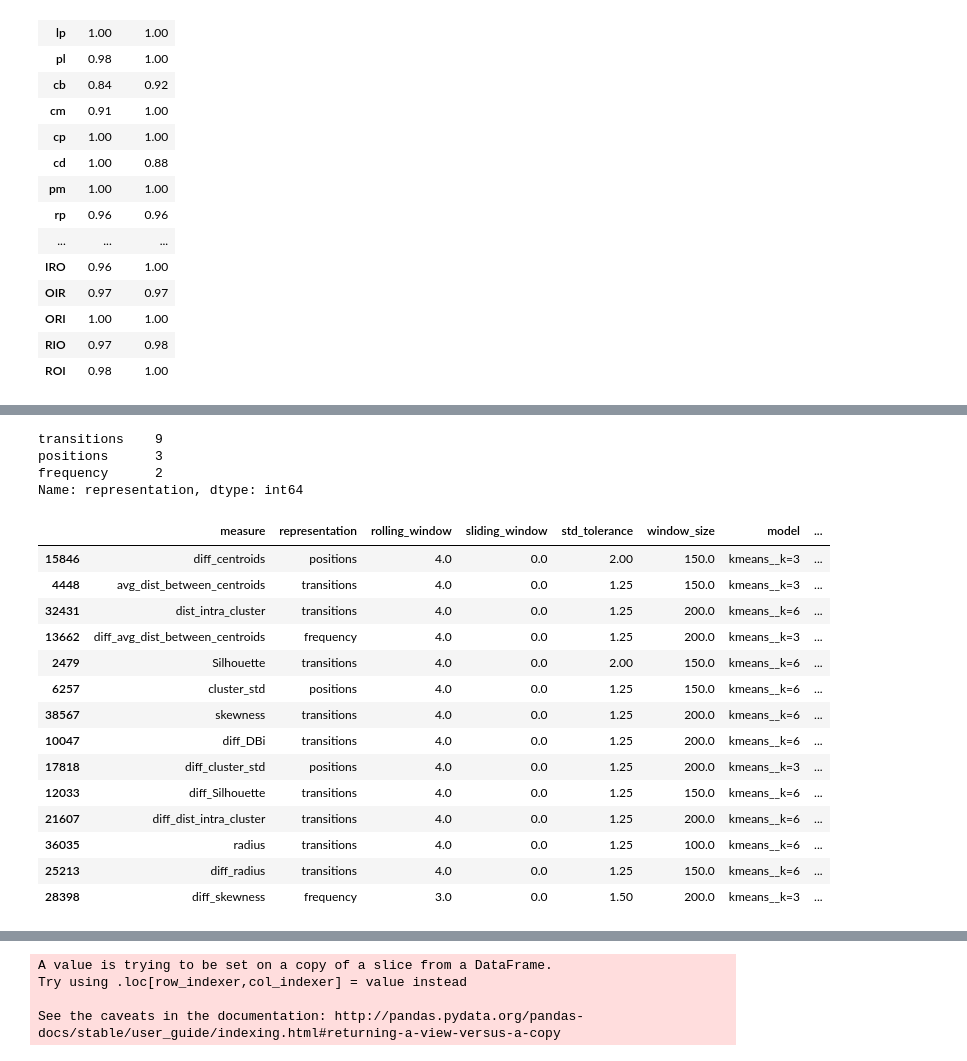
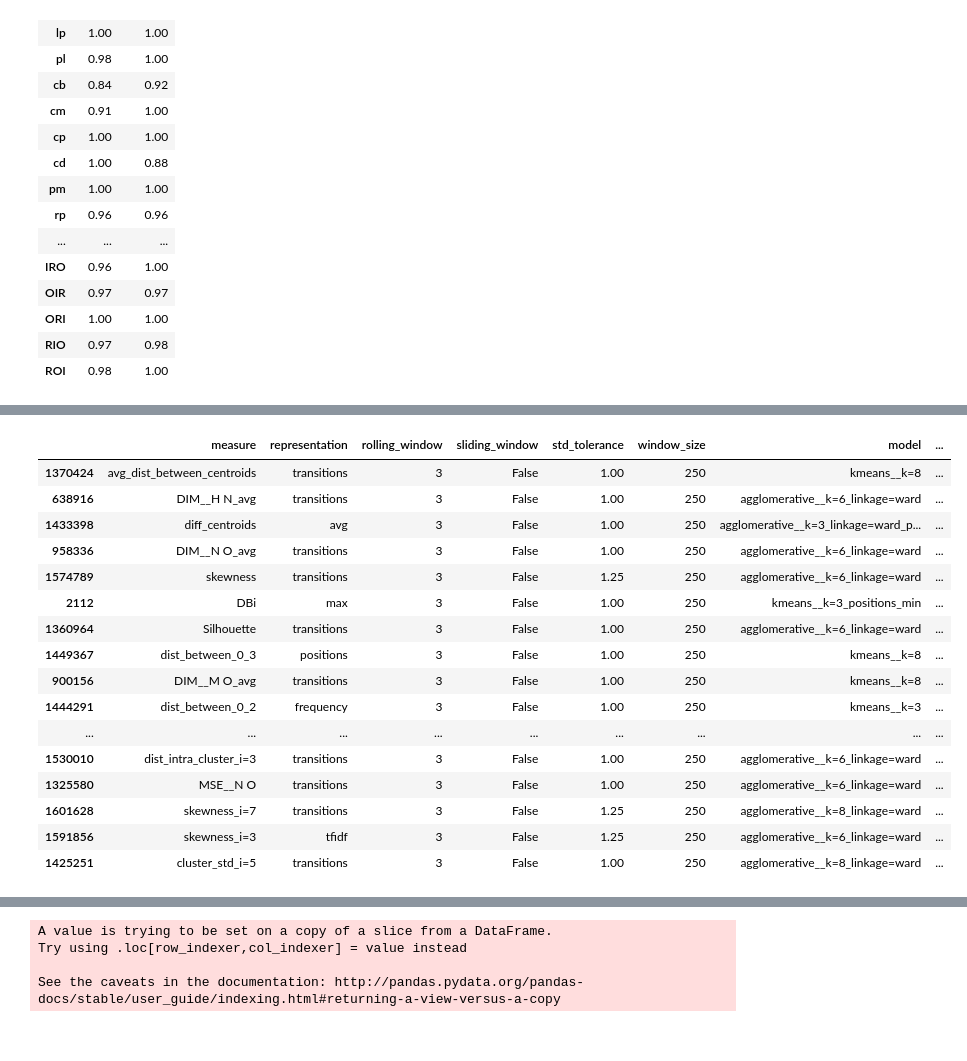
Before and after one commit to rafaelgasp/experimentos_mestrado, a Jupyter notebook: Analise_Resultados.ipynb, the cells around one changed output, grey strips where cells are left out. Cells and saved outputs as stored; diff of their text form; code cells hidden in the pictures.

```diff
--- a/Analise_Resultados.ipynb
+++ b/Analise_Resultados.ipynb
@@ -72,0 +106,2 @@ array(['cb', 'cd', 'cf', 'cm', 'cp', 'fr', 'IOR', 'IRO', 'lp', 'OIR',
+# %%
+results = reduce_mem_usage(results)
@@ -72,0 +121,2 @@ array(['cb', 'cd', 'cf', 'cm', 'cp', 'fr', 'IOR', 'IRO', 'lp', 'OIR',
+# %%
+grouped = results[(results.rolling_window < 5)]
@@ -72,0 +132,14 @@ array(['cb', 'cd', 'cf', 'cm', 'cp', 'fr', 'IOR', 'IRO', 'lp', 'OIR',
+# %%
+grouped_means = grouped.groupby([
+    "measure", "representation", "rolling_window", "sliding_window", "std_tolerance", "window_size",
+    "tipo_mudanca", "model", "detection_type", "smooth_factor"
+]).agg({'F1': ['mean', "count"]}).reset_index()
+
+grouped_means.columns = [
+    "measure", "representation", "rolling_window", "sliding_window", "std_tolerance", "window_size",
+    "tipo_mudanca", "model", "detection_type", "smooth_factor", "F1", "count"
+]
+
+grouped_means = grouped_means[grouped_means["count"] == 3].sort_values(['F1'], ascending=False)
+
+grouped_means.sort_values(["F1"], ascending=False, inplace=True)
@@ -73,6 +159,12 @@ array(['cb', 'cd', 'cf', 'cm', 'cp', 'fr', 'IOR', 'IRO', 'lp', 'OIR',
 # %%
-grouped = results[(results.rolling_window < 5) ].groupby([
+grouped_means_todos_tipos_mudanca = grouped_means.groupby([
     "measure", "representation", "rolling_window", "sliding_window", "std_tolerance", "window_size",
-    "tipo_mudanca", "tamanho_log",
     "model", "detection_type", "smooth_factor"
-]).agg({'F1': 'mean', 'maior_igual_dumas': max}).reset_index().sort_values("F1", ascending=False)
+]).agg({'F1': 'mean', "count": "sum"}).reset_index()
+
+grouped_means_todos_tipos_mudanca.columns = [
+    "measure", "representation", "rolling_window", "sliding_window", "std_tolerance", "window_size",
+    "model", "detection_type", "smooth_factor", "F1", "count"
+]
+
+grouped_means_todos_tipos_mudanca = grouped_means_todos_tipos_mudanca.sort_values(['F1'], ascending=False)
@@ -155,29 +171,20 @@ best_runs_binary
-# %%
-best_runs = grouped_means[
-    (grouped_means.representation != "binary") &
-    (grouped_means.measure.isin(best_runs_binary.measure.values))
-].drop_duplicates(subset=["measure"], keep='first')
-best_runs.representation.value_counts()
-# %% [output]
-transitions    9
-positions      3
-frequency      2
-Name: representation, dtype: int64
-# %%
-best_runs
-# %% [output]
-|  | measure | representation | rolling_window | sliding_window | std_tolerance | window_size | model | ... |
-| 15846 | diff_centroids | positions | 4.0 | 0.0 | 2.00 | 150.0 | kmeans__k=3 | ... |
-| 4448 | avg_dist_between_centroids | transitions | 4.0 | 0.0 | 1.25 | 150.0 | kmeans__k=3 | ... |
-| 32431 | dist_intra_cluster | transitions | 4.0 | 0.0 | 1.25 | 200.0 | kmeans__k=6 | ... |
-| 13662 | diff_avg_dist_between_centroids | frequency | 4.0 | 0.0 | 1.25 | 200.0 | kmeans__k=3 | ... |
-| 2479 | Silhouette | transitions | 4.0 | 0.0 | 2.00 | 150.0 | kmeans__k=6 | ... |
-| 6257 | cluster_std | positions | 4.0 | 0.0 | 1.25 | 150.0 | kmeans__k=6 | ... |
-| 38567 | skewness | transitions | 4.0 | 0.0 | 1.25 | 200.0 | kmeans__k=6 | ... |
-| 10047 | diff_DBi | transitions | 4.0 | 0.0 | 1.25 | 200.0 | kmeans__k=6 | ... |
-| 17818 | diff_cluster_std | positions | 4.0 | 0.0 | 1.25 | 200.0 | kmeans__k=3 | ... |
-| 12033 | diff_Silhouette | transitions | 4.0 | 0.0 | 1.25 | 150.0 | kmeans__k=6 | ... |
-| 21607 | diff_dist_intra_cluster | transitions | 4.0 | 0.0 | 1.25 | 200.0 | kmeans__k=6 | ... |
-| 36035 | radius | transitions | 4.0 | 0.0 | 1.25 | 100.0 | kmeans__k=6 | ... |
-| 25213 | diff_radius | transitions | 4.0 | 0.0 | 1.25 | 150.0 | kmeans__k=6 | ... |
-| 28398 | diff_skewness | frequency | 3.0 | 0.0 | 1.50 | 200.0 | kmeans__k=3 | ... |
+# %%
+grouped_means_todos_tipos_mudanca[grouped_means_todos_tipos_mudanca["count"] == 54].drop_duplicates(["measure"], keep="first").head(40)
+# %% [output]
+|  | measure | representation | rolling_window | sliding_window | std_tolerance | window_size | model | ... |
+| 1370424 | avg_dist_between_centroids | transitions | 3 | False | 1.00 | 250 | kmeans__k=8 | ... |
+| 638916 | DIM__H N_avg | transitions | 3 | False | 1.00 | 250 | agglomerative__k=6_linkage=ward | ... |
+| 1433398 | diff_centroids | avg | 3 | False | 1.00 | 250 | agglomerative__k=3_linkage=ward_p... | ... |
+| 958336 | DIM__N O_avg | transitions | 3 | False | 1.00 | 250 | agglomerative__k=6_linkage=ward | ... |
+| 1574789 | skewness | transitions | 3 | False | 1.25 | 250 | agglomerative__k=6_linkage=ward | ... |
+| 2112 | DBi | max | 3 | False | 1.00 | 250 | kmeans__k=3_positions_min | ... |
+| 1360964 | Silhouette | transitions | 3 | False | 1.00 | 250 | agglomerative__k=6_linkage=ward | ... |
+| 1449367 | dist_between_0_3 | positions | 3 | False | 1.00 | 250 | kmeans__k=8 | ... |
+| 900156 | DIM__M O_avg | transitions | 3 | False | 1.00 | 250 | kmeans__k=8 | ... |
+| 1444291 | dist_between_0_2 | frequency | 3 | False | 1.00 | 250 | kmeans__k=3 | ... |
+| ... | ... | ... | ... | ... | ... | ... | ... | ... |
+| 1530010 | dist_intra_cluster_i=3 | transitions | 3 | False | 1.00 | 250 | agglomerative__k=6_linkage=ward | ... |
+| 1325580 | MSE__N O | transitions | 3 | False | 1.00 | 250 | agglomerative__k=6_linkage=ward | ... |
+| 1601628 | skewness_i=7 | transitions | 3 | False | 1.25 | 250 | agglomerative__k=8_linkage=ward | ... |
+| 1591856 | skewness_i=3 | tfidf | 3 | False | 1.25 | 250 | agglomerative__k=6_linkage=ward | ... |
+| 1425251 | cluster_std_i=5 | transitions | 3 | False | 1.00 | 250 | agglomerative__k=8_linkage=ward | ... |
```
Also changed, not shown: parts of 20 cells of this notebook, 2 other files.
